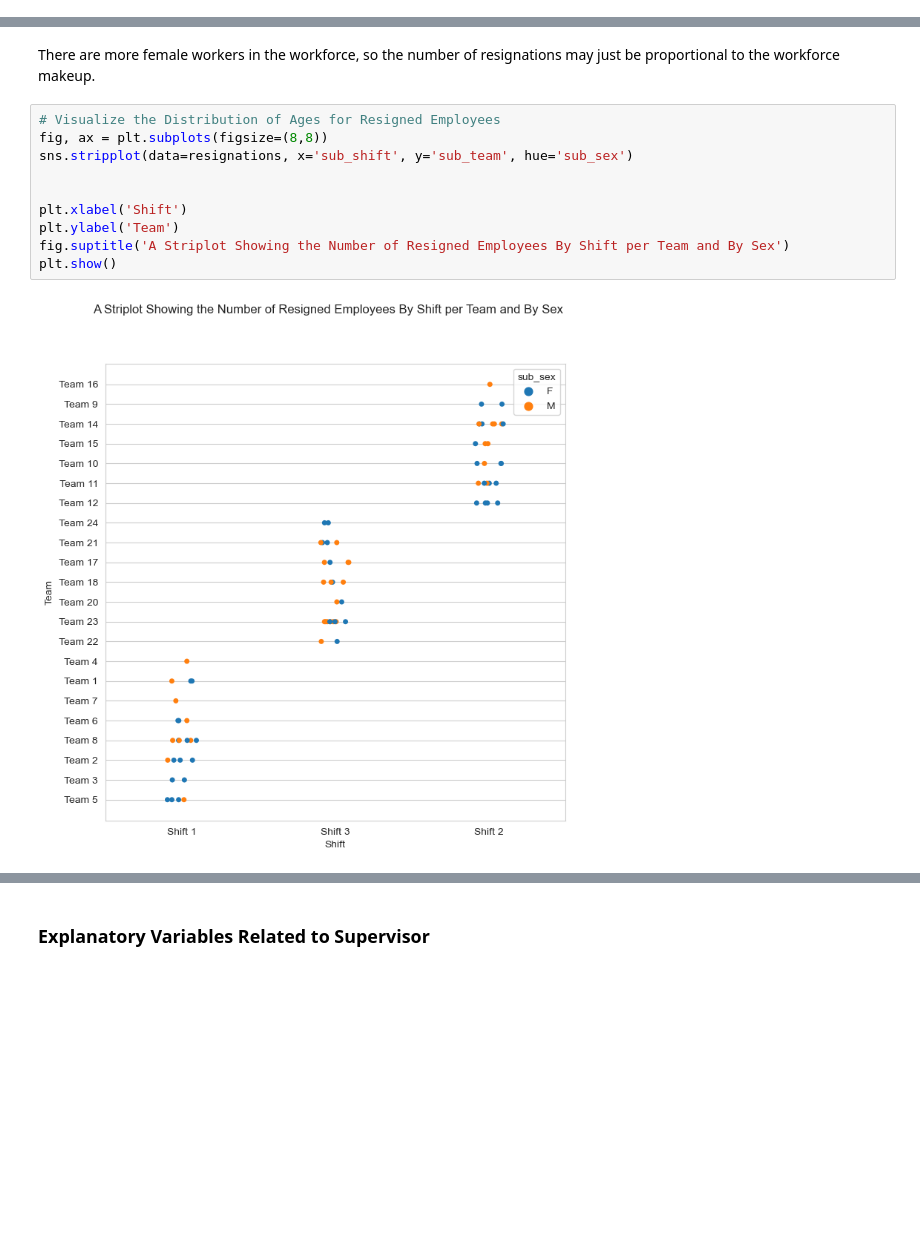
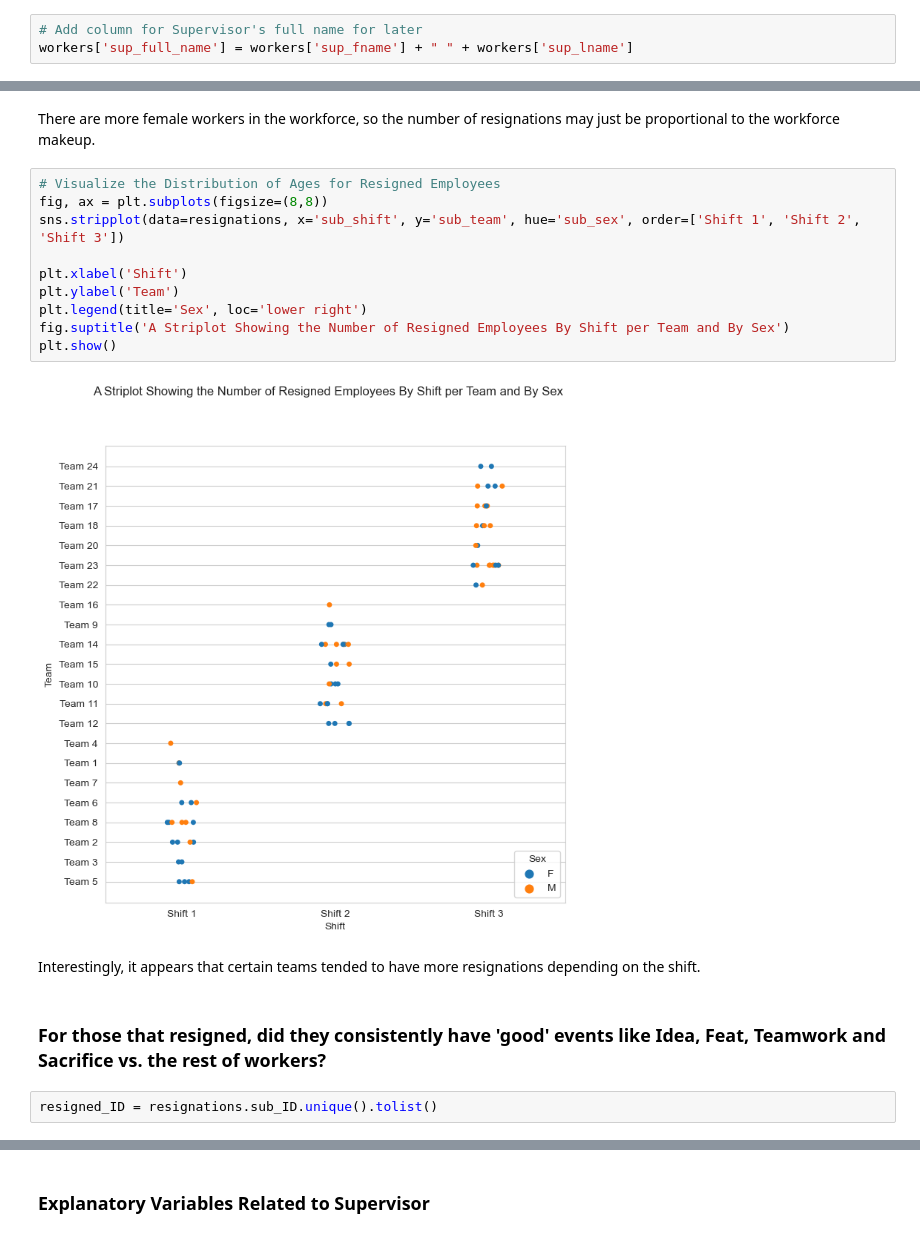
Before and after one commit to kyleanthonyr/Predicting-Employee-Attrition, a Jupyter notebook: notebooks/02-kar-eda.ipynb, the cells around one changed output, grey strips where cells are left out. Drawn from its saved outputs; the diff is of its cells as text; blank space fills up the shorter version.

```diff
--- a/notebooks/02-kar-eda.ipynb
+++ b/notebooks/02-kar-eda.ipynb
@@ -92,6 +92,9 @@ dtypes: float64(8), int64(5), object(29)
 memory usage: 132.0+ MB
 # %% [markdown]
 The dataframe consists of 42 features, all with data types of either float, integer or object.
+# %%
+# Add column for Supervisor's full name for later
+workers['sup_full_name'] = workers['sup_fname'] + " " + workers['sup_lname']
 # %% [markdown]
 ### Helpful tool: Lookup function
 Since there are 42 columns in this dataset, each with its own description, use this lookup function to quickly take a look at what the column heading may mean.
@@ -396,12 +375,18 @@ There are more female workers in the workforce, so the number of resignations ma
 # %%
 # Visualize the Distribution of Ages for Resigned Employees
 fig, ax = plt.subplots(figsize=(8,8))
-sns.stripplot(data=resignations, x='sub_shift', y='sub_team', hue='sub_sex')
-
+sns.stripplot(data=resignations, x='sub_shift', y='sub_team', hue='sub_sex', order=['Shift 1', 'Shift 2', 'Shift 3'])
 
 plt.xlabel('Shift')
 plt.ylabel('Team')
+plt.legend(title='Sex', loc='lower right')
 fig.suptitle('A Striplot Showing the Number of Resigned Employees By Shift per Team and By Sex')
 plt.show()
 # %% [output]
-[figure, old version]
+[figure, new version]
+# %% [markdown]
+Interestingly, it appears that certain teams tended to have more resignations depending on the shift.
+# %% [markdown]
+### For those that resigned, did they consistently have 'good' events like Idea, Feat, Teamwork and Sacrifice vs. the rest of workers?
+# %%
+resigned_ID = resignations.sub_ID.unique().tolist()
```
Also changed, not shown: parts of 39 cells of this notebook.
